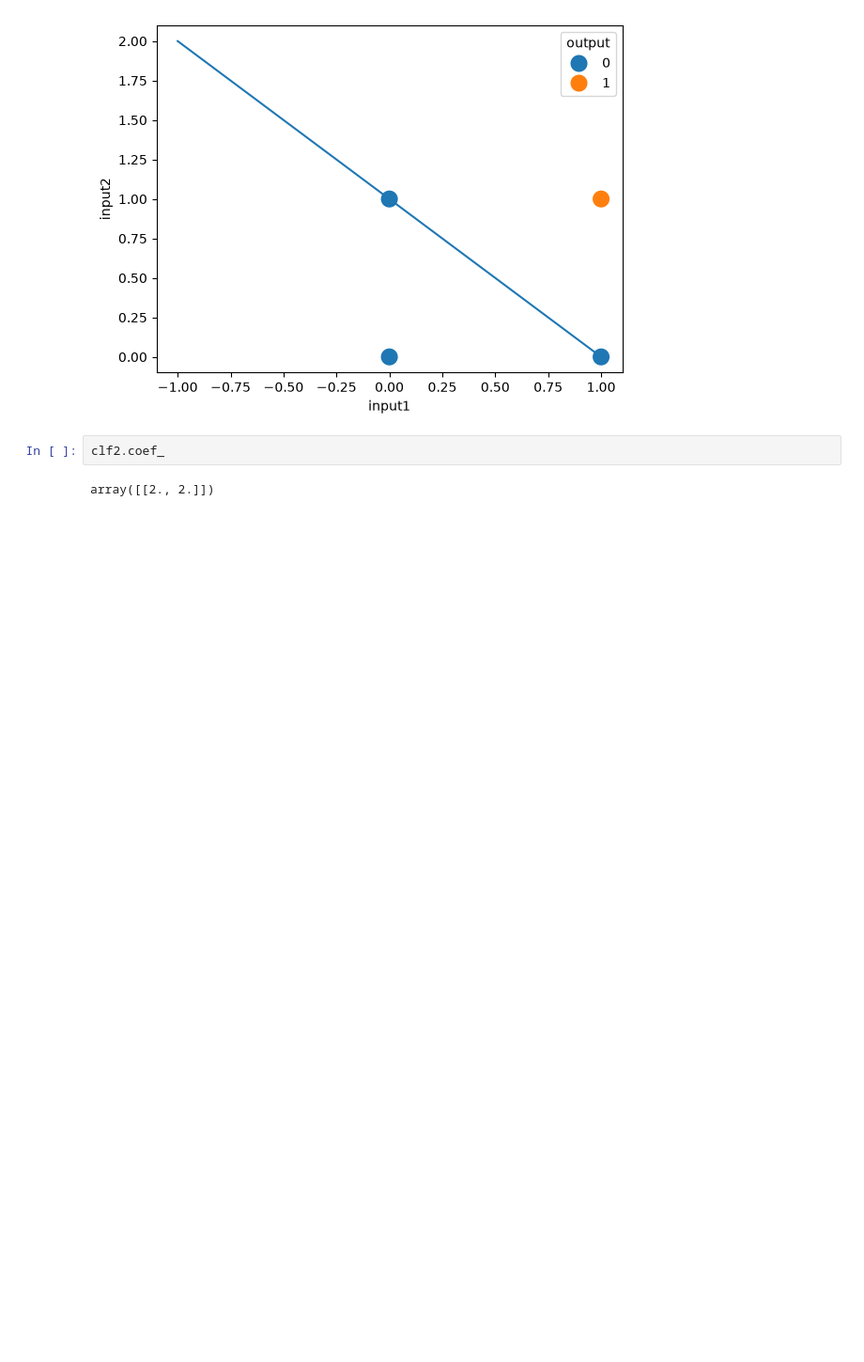
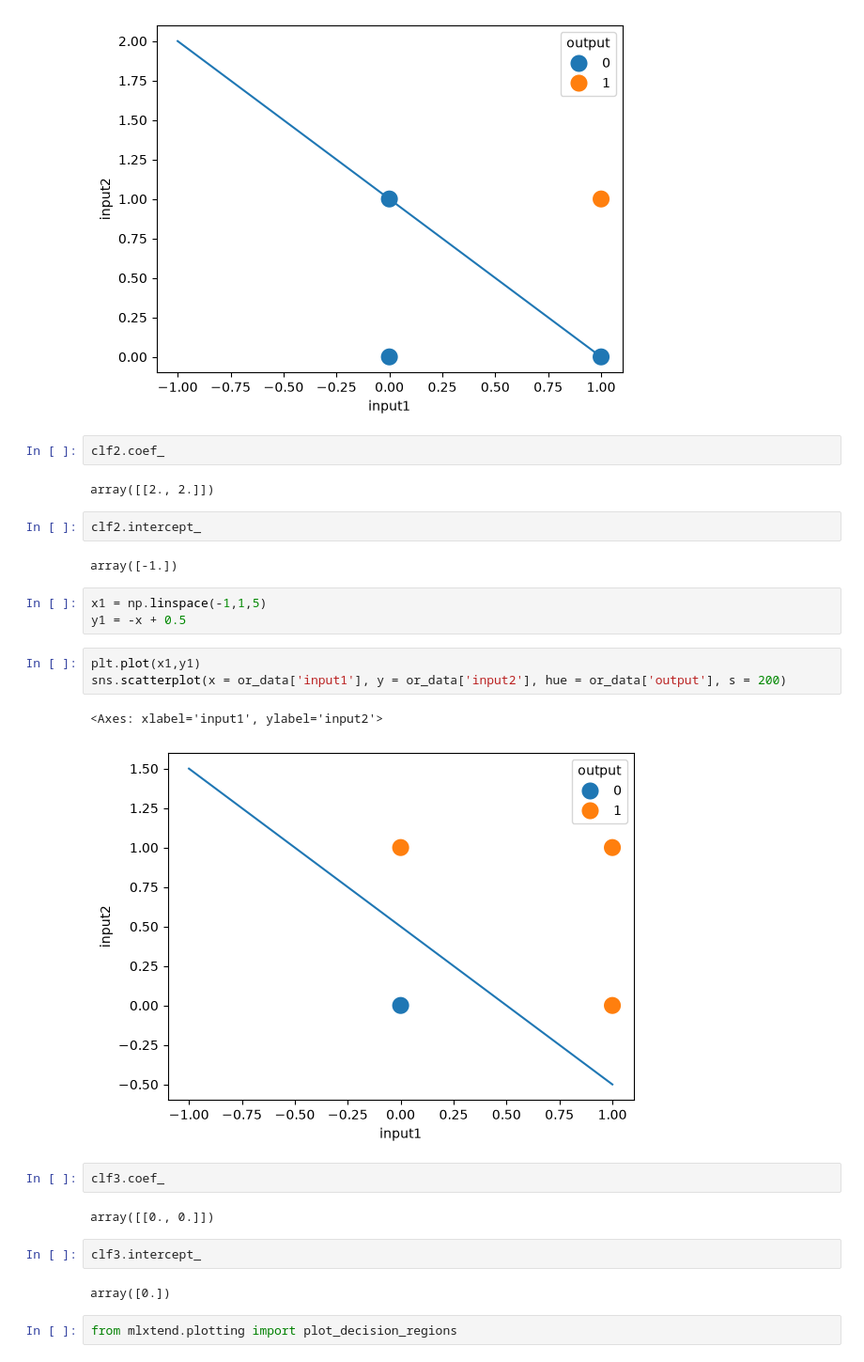
Before and after one commit to RUPESH-YADRAJ/DEEP_LEARNING_WITH_PYTHON, a Jupyter notebook: problem_with_perceptron/problem_preceptron.ipynb, the cells around one changed output. Shown at 94% size. Drawn from its saved outputs; the diff is of its cells as text; blank space fills up the shorter version.

```diff
--- a/problem_with_perceptron/problem_preceptron.ipynb
+++ b/problem_with_perceptron/problem_preceptron.ipynb
@@ -96,3 +96,26 @@ sns.scatterplot(x = and_data['input1'], y = and_data['input2'], hue = and_data['
 clf2.coef_
 # %% [output]
 array([[2., 2.]])
+# %%
+clf2.intercept_
+# %% [output]
+array([-1.])
+# %%
+x1 = np.linspace(-1,1,5)
+y1 = -x + 0.5
+# %%
+plt.plot(x1,y1)
+sns.scatterplot(x = or_data['input1'], y = or_data['input2'], hue = or_data['output'], s = 200)
+# %% [output]
+<Axes: xlabel='input1', ylabel='input2'>
+[figure, added]
+# %%
+clf3.coef_
+# %% [output]
+array([[0., 0.]])
+# %%
+clf3.intercept_
+# %% [output]
+array([0.])
+# %%
+from mlxtend.plotting import plot_decision_regions
```
Also changed, not shown: parts of 1 cell of this notebook.
